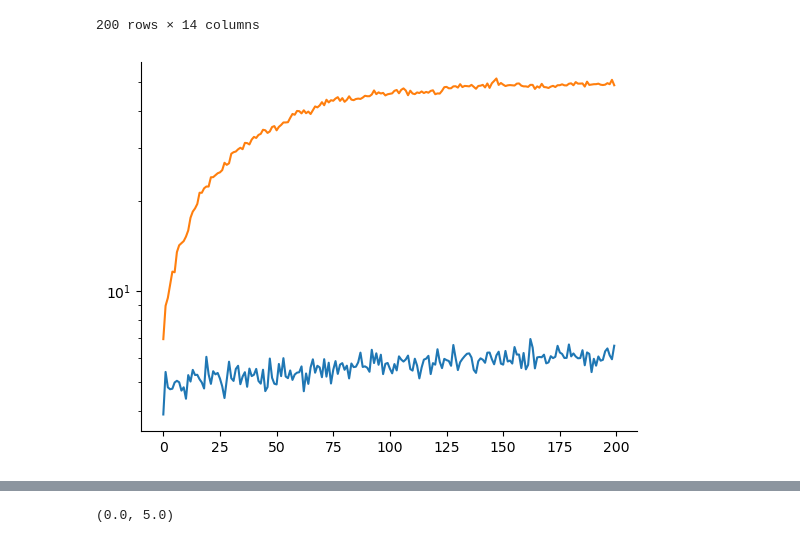
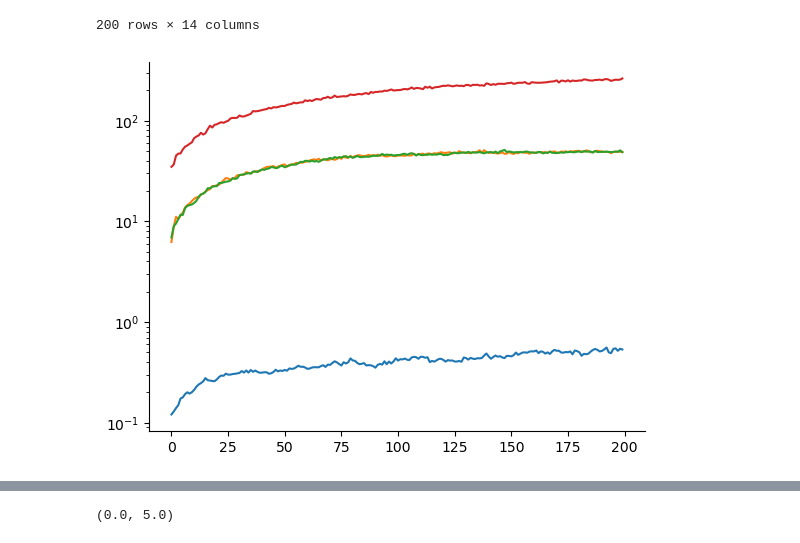
Before and after one commit to shamPJ/PersFL, a Jupyter notebook: notebooks/persFL-Copy2.ipynb, the cells around one changed output, grey strips where cells are left out. Saved outputs shown, nothing was run; the diff lists cells and outputs as text; code cells hidden in the pictures.

```diff
--- a/notebooks/persFL-Copy2.ipynb
+++ b/notebooks/persFL-Copy2.ipynb
@@ -1026,11 +1026,11 @@ df0
 | 199 | 199 | 0.575696 | 3.869415 | 3 | 150 | 10 | 500 | ... |
 200 rows × 14 columns
 # %%
-# plt.plot(df0["loss_mean"])
+plt.plot(df0["loss_mean"])
 plt.plot(df1["loss_mean"])
 plt.plot(df2["loss_mean"])
-# plt.plot(df3["loss_mean"])
+plt.plot(df3["loss_mean"])
 plt.yscale('log')
 # %% [output]
-[figure, old version]
+[figure, new version]
 # %%
```
Also changed, not shown: parts of 1 cell of this notebook, 1 other file.
